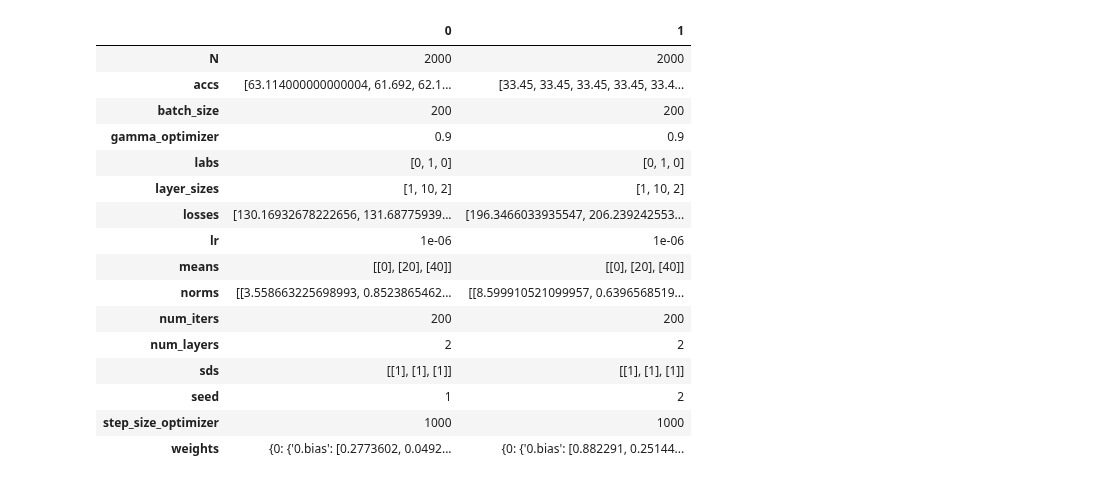
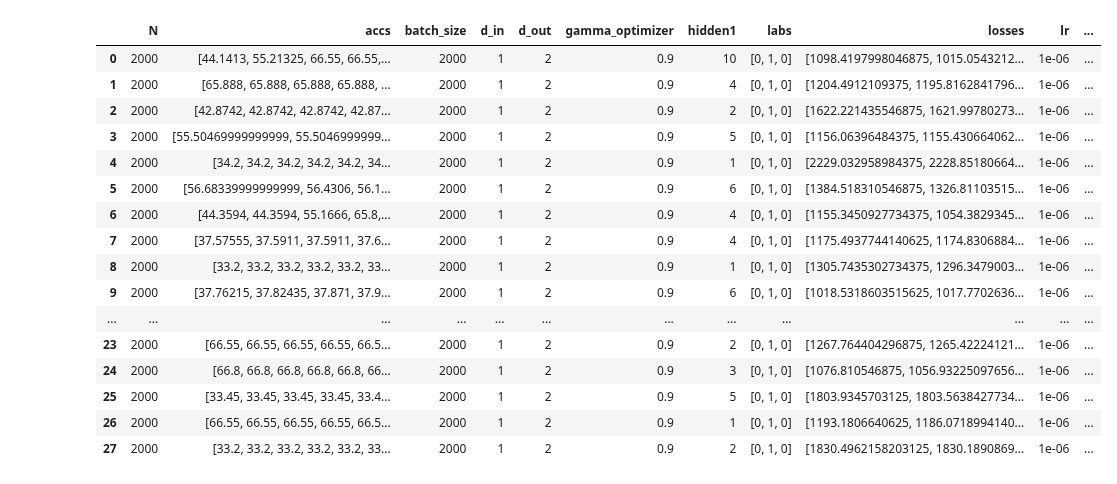
Before and after one commit to csinva/dnn-experiments, a Jupyter notebook: eda/analyze_sweeps.ipynb, the cells around one changed output. Saved outputs shown, nothing was run; the diff lists cells and outputs as text; code cells hidden in the pictures.

```diff
--- a/eda/analyze_sweeps.ipynb
+++ b/eda/analyze_sweeps.ipynb
@@ -17,27 +17,27 @@ from copy import deepcopy
 import pickle as pkl
 import pandas as pd
 # %%
-out_dir = '/scratch/users/vision/chandan/dl_theory' # differs for chandan/raaz
+out_dir = '/scratch/users/vision/chandan/dl_theory/sweep_seed_and_hidden1' # differs for chandan/raaz
 
 # pickle load example
 fnames = os.listdir(out_dir)
 results = [pd.Series(pkl.load(open(oj(out_dir, fname), "rb"))) for fname in fnames]
-pd.concat(results, axis=1)
+pd.concat(results, axis=1).T
 # %% [output]
-|  | 0 | 1 |
-| N | 2000 | 2000 |
-| accs | [63.114000000000004, 61.692, 62.1... | [33.45, 33.45, 33.45, 33.45, 33.4... |
-| batch_size | 200 | 200 |
-| gamma_optimizer | 0.9 | 0.9 |
-| labs | [0, 1, 0] | [0, 1, 0] |
-| layer_sizes | [1, 10, 2] | [1, 10, 2] |
-| losses | [130.16932678222656, 131.68775939... | [196.3466033935547, 206.239242553... |
-| lr | 1e-06 | 1e-06 |
-| means | [[0], [20], [40]] | [[0], [20], [40]] |
-| norms | [[3.558663225698993, 0.8523865462... | [[8.599910521099957, 0.6396568519... |
-| num_iters | 200 | 200 |
-| num_layers | 2 | 2 |
-| sds | [[1], [1], [1]] | [[1], [1], [1]] |
-| seed | 1 | 2 |
-| step_size_optimizer | 1000 | 1000 |
-| weights | {0: {'0.bias': [0.2773602, 0.0492... | {0: {'0.bias': [0.882291, 0.25144... |
+|  | N | accs | batch_size | d_in | d_out | gamma_optimizer | hidden1 | labs | losses | lr | ... |
+| 0 | 2000 | [44.1413, 55.21325, 66.55, 66.55,... | 2000 | 1 | 2 | 0.9 | 10 | [0, 1, 0] | [1098.4197998046875, 1015.0543212... | 1e-06 | ... |
+| 1 | 2000 | [65.888, 65.888, 65.888, 65.888, ... | 2000 | 1 | 2 | 0.9 | 4 | [0, 1, 0] | [1204.4912109375, 1195.8162841796... | 1e-06 | ... |
+| 2 | 2000 | [42.8742, 42.8742, 42.8742, 42.87... | 2000 | 1 | 2 | 0.9 | 2 | [0, 1, 0] | [1622.221435546875, 1621.99780273... | 1e-06 | ... |
+| 3 | 2000 | [55.50469999999999, 55.5046999999... | 2000 | 1 | 2 | 0.9 | 5 | [0, 1, 0] | [1156.06396484375, 1155.430664062... | 1e-06 | ... |
+| 4 | 2000 | [34.2, 34.2, 34.2, 34.2, 34.2, 34... | 2000 | 1 | 2 | 0.9 | 1 | [0, 1, 0] | [2229.032958984375, 2228.85180664... | 1e-06 | ... |
+| 5 | 2000 | [56.68339999999999, 56.4306, 56.1... | 2000 | 1 | 2 | 0.9 | 6 | [0, 1, 0] | [1384.518310546875, 1326.81103515... | 1e-06 | ... |
+| 6 | 2000 | [44.3594, 44.3594, 55.1666, 65.8,... | 2000 | 1 | 2 | 0.9 | 4 | [0, 1, 0] | [1155.3450927734375, 1054.3829345... | 1e-06 | ... |
+| 7 | 2000 | [37.57555, 37.5911, 37.5911, 37.6... | 2000 | 1 | 2 | 0.9 | 4 | [0, 1, 0] | [1175.4937744140625, 1174.8306884... | 1e-06 | ... |
+| 8 | 2000 | [33.2, 33.2, 33.2, 33.2, 33.2, 33... | 2000 | 1 | 2 | 0.9 | 1 | [0, 1, 0] | [1305.7435302734375, 1296.3479003... | 1e-06 | ... |
+| 9 | 2000 | [37.76215, 37.82435, 37.871, 37.9... | 2000 | 1 | 2 | 0.9 | 6 | [0, 1, 0] | [1018.5318603515625, 1017.7702636... | 1e-06 | ... |
+| ... | ... | ... | ... | ... | ... | ... | ... | ... | ... | ... | ... |
+| 23 | 2000 | [66.55, 66.55, 66.55, 66.55, 66.5... | 2000 | 1 | 2 | 0.9 | 2 | [0, 1, 0] | [1267.764404296875, 1265.42224121... | 1e-06 | ... |
+| 24 | 2000 | [66.8, 66.8, 66.8, 66.8, 66.8, 66... | 2000 | 1 | 2 | 0.9 | 3 | [0, 1, 0] | [1076.810546875, 1056.93225097656... | 1e-06 | ... |
+| 25 | 2000 | [33.45, 33.45, 33.45, 33.45, 33.4... | 2000 | 1 | 2 | 0.9 | 5 | [0, 1, 0] | [1803.9345703125, 1803.5638427734... | 1e-06 | ... |
+| 26 | 2000 | [66.55, 66.55, 66.55, 66.55, 66.5... | 2000 | 1 | 2 | 0.9 | 1 | [0, 1, 0] | [1193.1806640625, 1186.0718994140... | 1e-06 | ... |
+| 27 | 2000 | [33.2, 33.2, 33.2, 33.2, 33.2, 33... | 2000 | 1 | 2 | 0.9 | 2 | [0, 1, 0] | [1830.4962158203125, 1830.1890869... | 1e-06 | ... |
```
Also changed, not shown: 5 other files.
